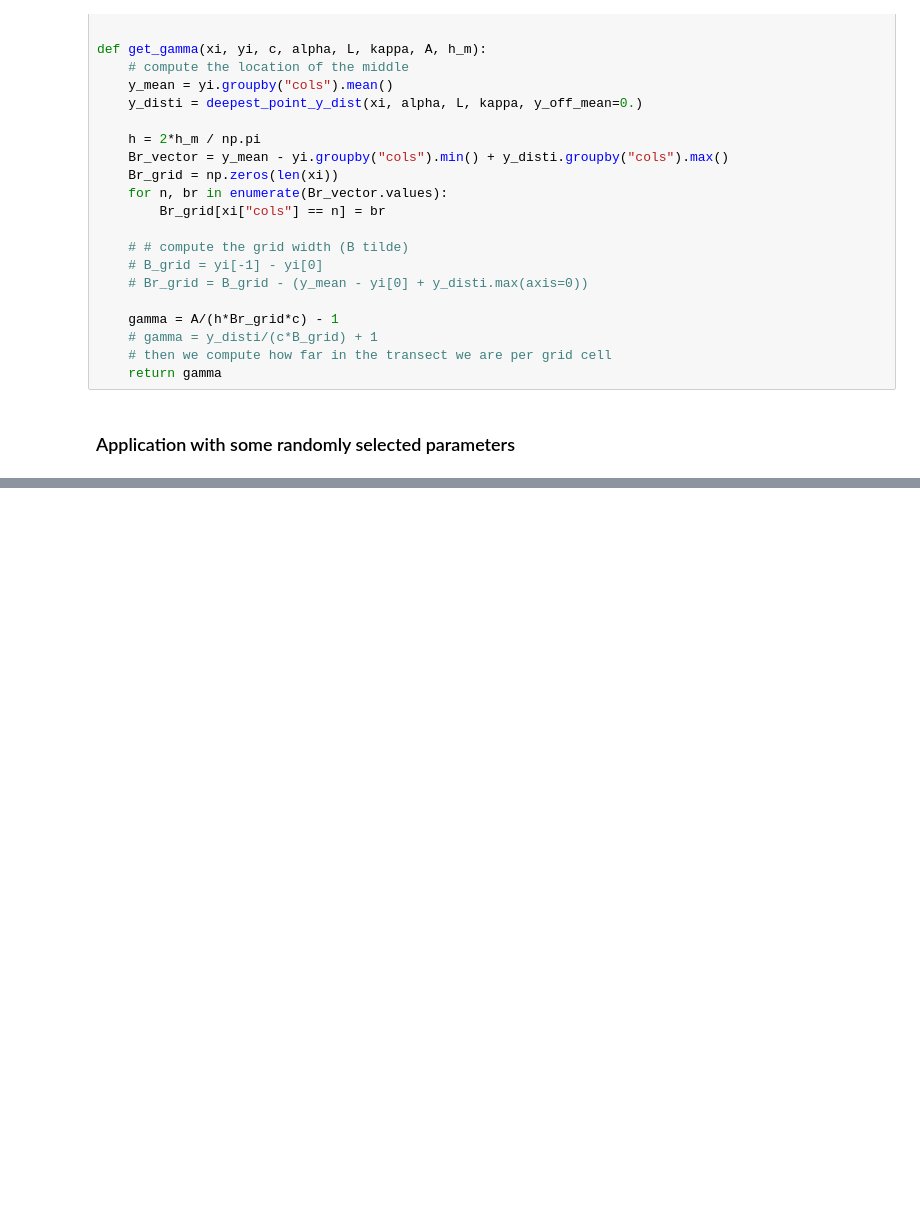
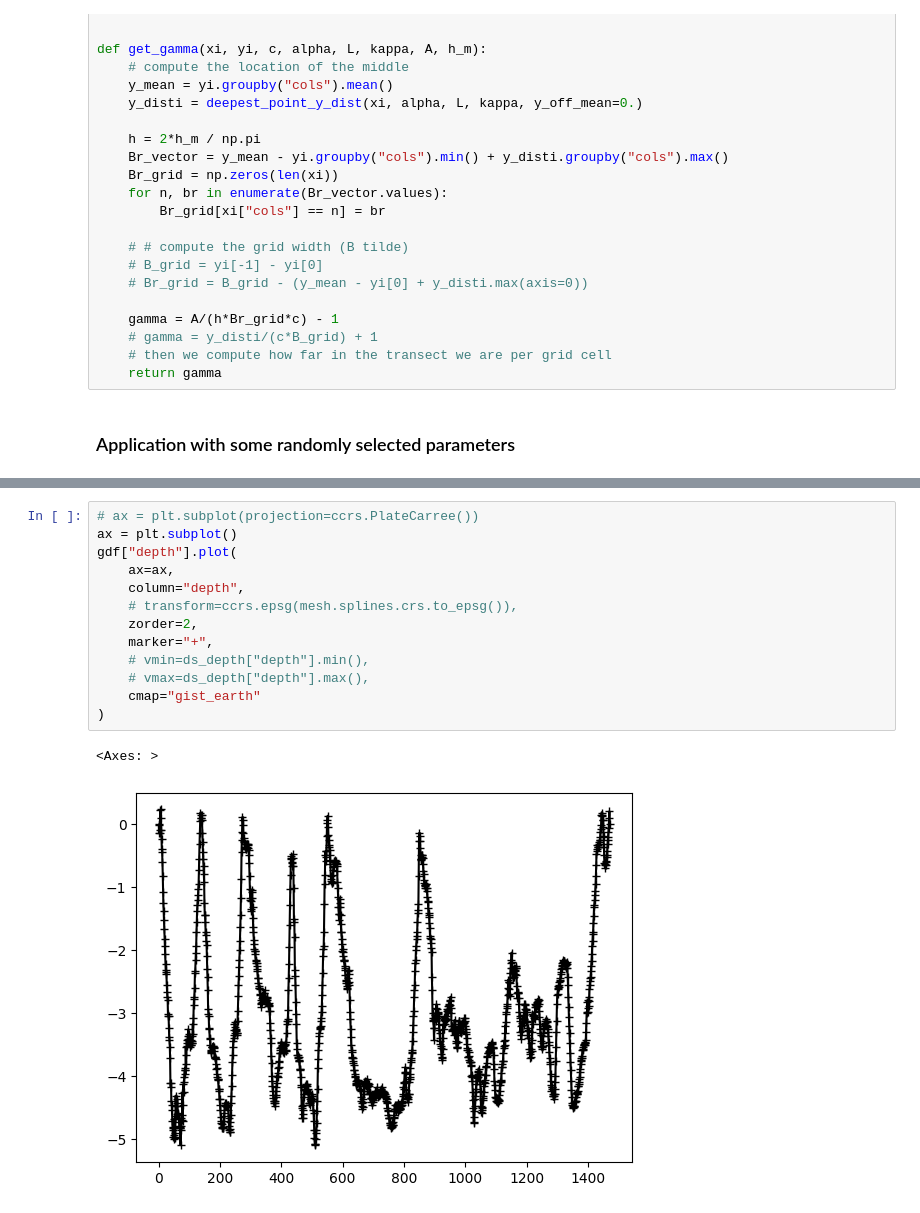
Before and after one commit to localdevices/ORProfile, a Jupyter notebook: notebooks/Lacey_curvilinear.ipynb, the cells around one changed output, grey strips where cells are left out. Saved outputs shown, nothing was run; the diff lists cells and outputs as text; blank space fills up the shorter version.

```diff
--- a/notebooks/Lacey_curvilinear.ipynb
+++ b/notebooks/Lacey_curvilinear.ipynb
@@ -177,3 +214,19 @@ ds2
+# %%
+# ax = plt.subplot(projection=ccrs.PlateCarree())
+ax = plt.subplot()
+gdf["depth"].plot(
+    ax=ax,
+    column="depth",
+    # transform=ccrs.epsg(mesh.splines.crs.to_epsg()),
+    zorder=2,
+    marker="+",
+    # vmin=ds_depth["depth"].min(),
+    # vmax=ds_depth["depth"].max(),
+    cmap="gist_earth"
+)
+# %% [output]
+<Axes: >
+[figure, added]
 # %%
 f = plt.figure(figsize=(16, 9))
 ax = mesh.plot() #plot_points=False)
```
Also changed, not shown: parts of 4 cells of this notebook, 15 other files.
